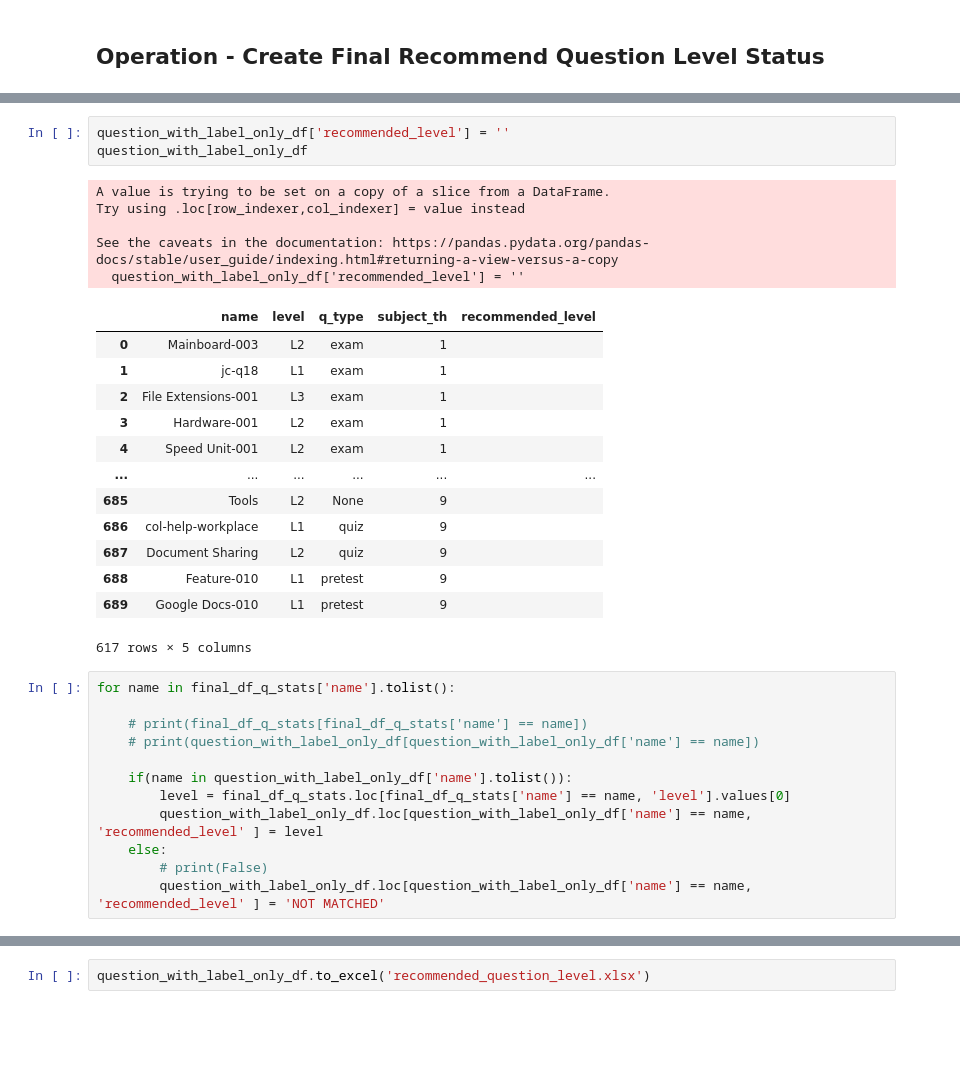
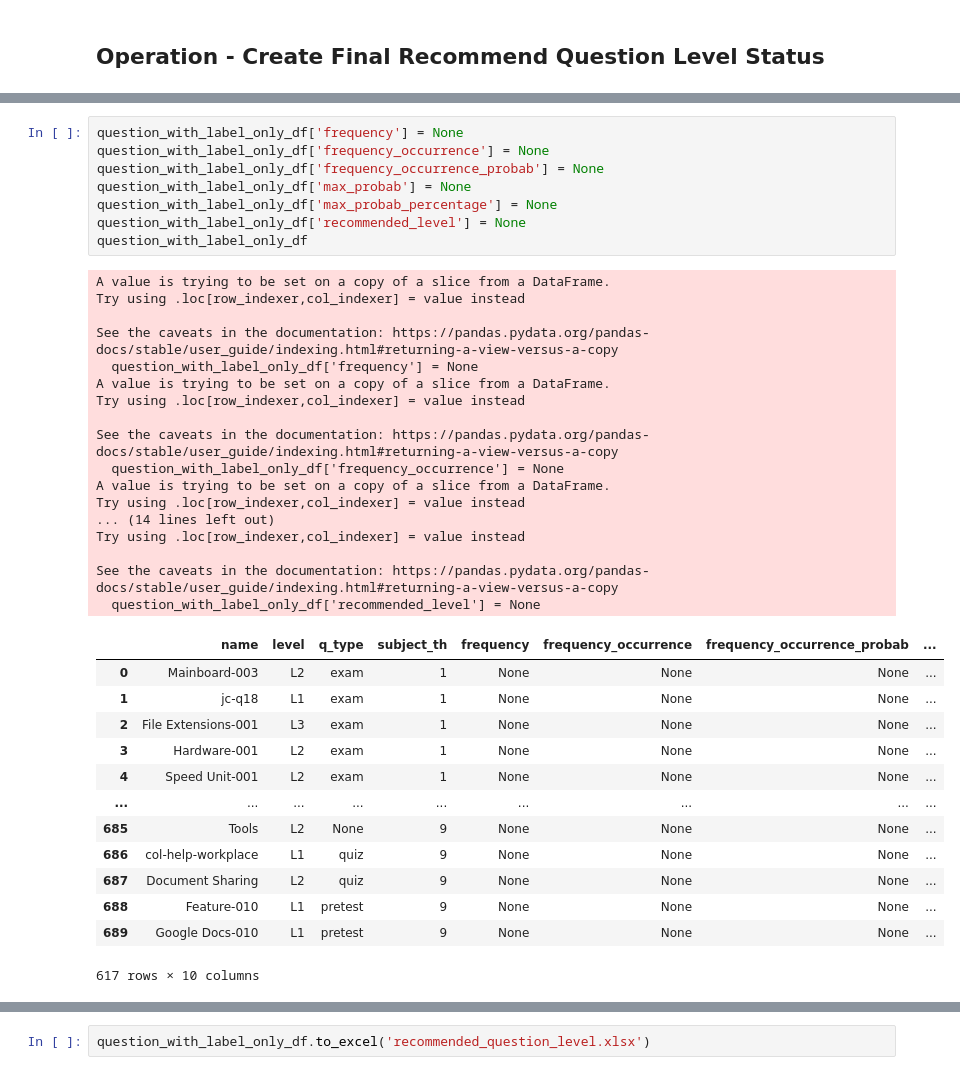
Before and after one commit to Sophal24/DSE_analysis_ds_2023, a Jupyter notebook: 5.1_question_difficulty_level.ipynb, the cells around one changed output, grey strips where cells are left out. Drawn from its saved outputs; the diff is of its cells as text; blank space fills up the shorter version.

```diff
--- a/5.1_question_difficulty_level.ipynb
+++ b/5.1_question_difficulty_level.ipynb
@@ -318,34 +338,39 @@ final_df_q_stats
-# %%
-question_with_label_only_df['recommended_level'] = ''
-question_with_label_only_df
-# %% [output]
-A value is trying to be set on a copy of a slice from a DataFrame.
-Try using .loc[row_indexer,col_indexer] = value instead
-
-See the caveats in the documentation: https://pandas.pydata.org/pandas-docs/stable/user_guide/indexing.html#returning-a-view-versus-a-copy
-  question_with_label_only_df['recommended_level'] = ''
-|  | name | level | q_type | subject_th | recommended_level |
-| 0 | Mainboard-003 | L2 | exam | 1 |  |
-| 1 | jc-q18 | L1 | exam | 1 |  |
-| 2 | File Extensions-001 | L3 | exam | 1 |  |
-| 3 | Hardware-001 | L2 | exam | 1 |  |
-| 4 | Speed Unit-001 | L2 | exam | 1 |  |
-| ... | ... | ... | ... | ... | ... |
-| 685 | Tools | L2 | None | 9 |  |
-| 686 | col-help-workplace | L1 | quiz | 9 |  |
-| 687 | Document Sharing | L2 | quiz | 9 |  |
-| 688 | Feature-010 | L1 | pretest | 9 |  |
-| 689 | Google Docs-010 | L1 | pretest | 9 |  |
-617 rows × 5 columns
-# %%
-for name in final_df_q_stats['name'].tolist():
-
-    # print(final_df_q_stats[final_df_q_stats['name'] == name])
-    # print(question_with_label_only_df[question_with_label_only_df['name'] == name])
-
-    if(name in question_with_label_only_df['name'].tolist()):
-        level = final_df_q_stats.loc[final_df_q_stats['name'] == name, 'level'].values[0]
-        question_with_label_only_df.loc[question_with_label_only_df['name'] == name, 'recommended_level' ] = level
-    else:
-        # print(False)
-        question_with_label_only_df.loc[question_with_label_only_df['name'] == name, 'recommended_level' ] = 'NOT MATCHED'
+# %%
+question_with_label_only_df['frequency'] = None
+question_with_label_only_df['frequency_occurrence'] = None
+question_with_label_only_df['frequency_occurrence_probab'] = None
+question_with_label_only_df['max_probab'] = None
+question_with_label_only_df['max_probab_percentage'] = None
+question_with_label_only_df['recommended_level'] = None
+question_with_label_only_df
+# %% [output]
+A value is trying to be set on a copy of a slice from a DataFrame.
+Try using .loc[row_indexer,col_indexer] = value instead
+
+See the caveats in the documentation: https://pandas.pydata.org/pandas-docs/stable/user_guide/indexing.html#returning-a-view-versus-a-copy
+  question_with_label_only_df['frequency'] = None
+A value is trying to be set on a copy of a slice from a DataFrame.
+Try using .loc[row_indexer,col_indexer] = value instead
+
+See the caveats in the documentation: https://pandas.pydata.org/pandas-docs/stable/user_guide/indexing.html#returning-a-view-versus-a-copy
+  question_with_label_only_df['frequency_occurrence'] = None
+A value is trying to be set on a copy of a slice from a DataFrame.
+Try using .loc[row_indexer,col_indexer] = value instead
+... (14 lines left out)
+Try using .loc[row_indexer,col_indexer] = value instead
+
+See the caveats in the documentation: https://pandas.pydata.org/pandas-docs/stable/user_guide/indexing.html#returning-a-view-versus-a-copy
+  question_with_label_only_df['recommended_level'] = None
+|  | name | level | q_type | subject_th | frequency | frequency_occurrence | frequency_occurrence_probab | ... |
+| 0 | Mainboard-003 | L2 | exam | 1 | None | None | None | ... |
+| 1 | jc-q18 | L1 | exam | 1 | None | None | None | ... |
+| 2 | File Extensions-001 | L3 | exam | 1 | None | None | None | ... |
+| 3 | Hardware-001 | L2 | exam | 1 | None | None | None | ... |
+| 4 | Speed Unit-001 | L2 | exam | 1 | None | None | None | ... |
+| ... | ... | ... | ... | ... | ... | ... | ... | ... |
+| 685 | Tools | L2 | None | 9 | None | None | None | ... |
+| 686 | col-help-workplace | L1 | quiz | 9 | None | None | None | ... |
+| 687 | Document Sharing | L2 | quiz | 9 | None | None | None | ... |
+| 688 | Feature-010 | L1 | pretest | 9 | None | None | None | ... |
+| 689 | Google Docs-010 | L1 | pretest | 9 | None | None | None | ... |
+617 rows × 10 columns
```
Also changed, not shown: parts of 4 cells of this notebook, 17 other files.
